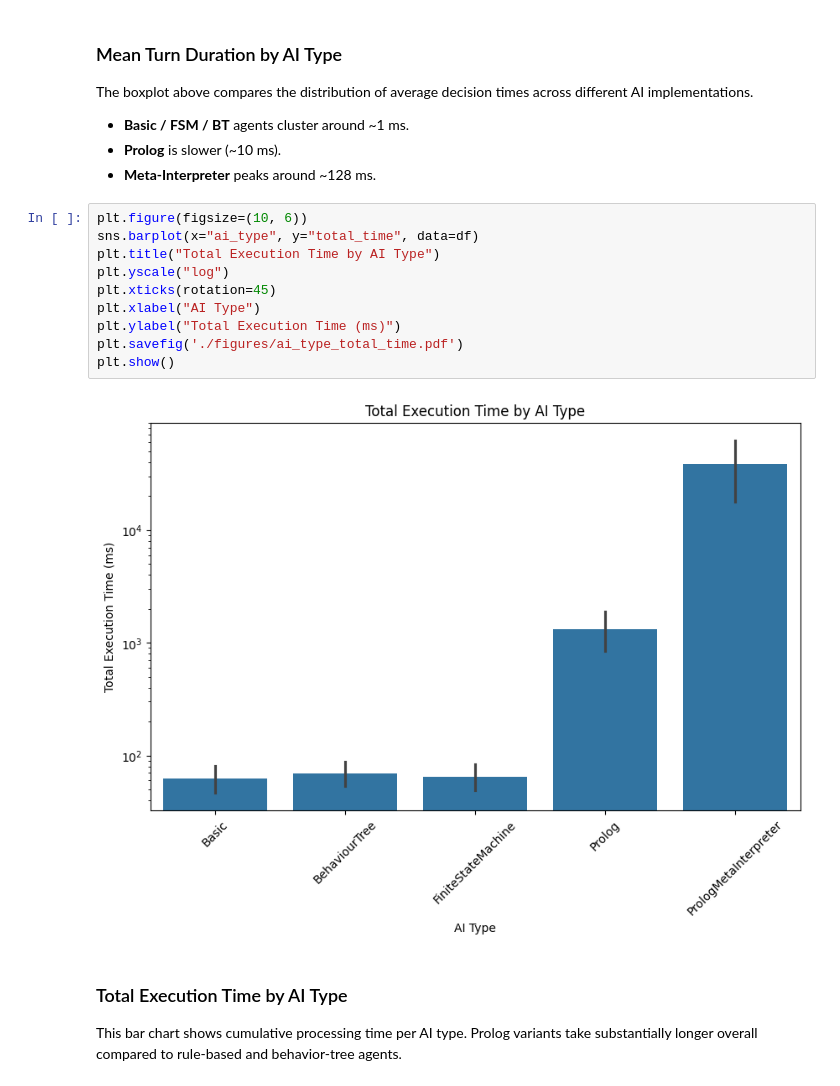
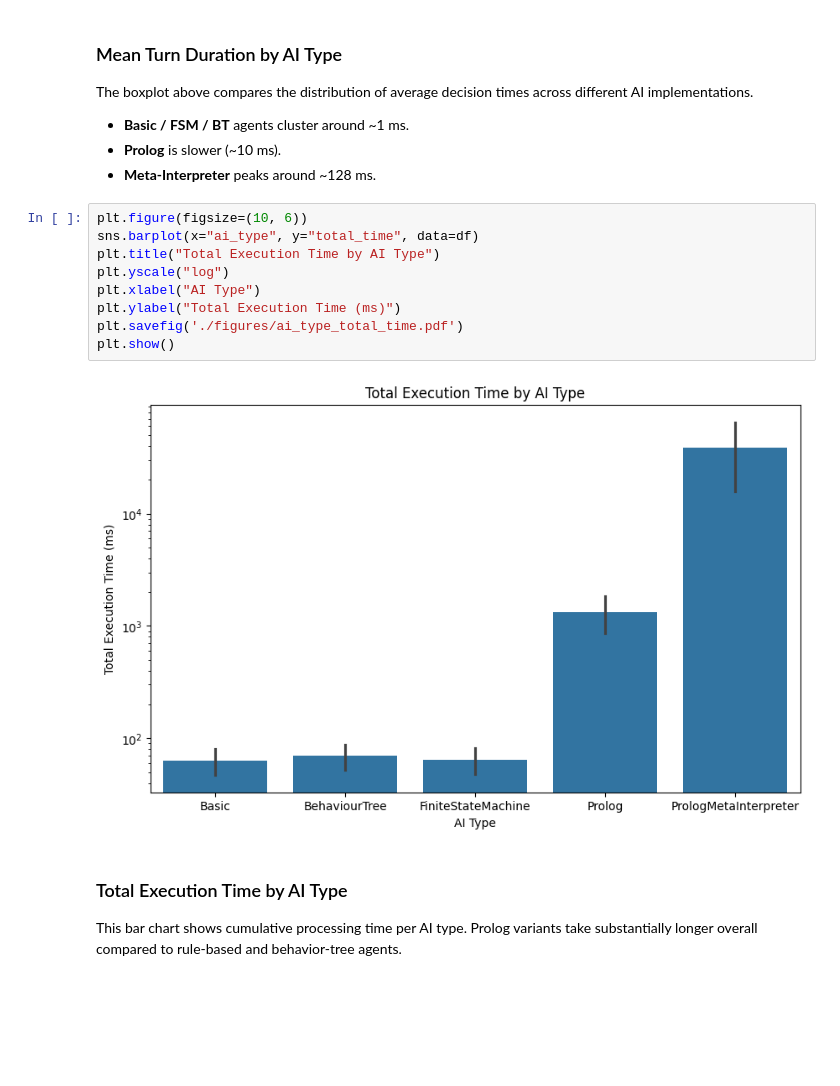
Before and after one commit to lapeyrade/WumpusWorld, a Jupyter notebook: data/data_analysis.ipynb, the cells around one changed output. Saved outputs shown, nothing was run; the diff lists cells and outputs as text; blank space fills up the shorter version.

```diff
--- a/data/data_analysis.ipynb
+++ b/data/data_analysis.ipynb
@@ -271,15 +270,14 @@ The boxplot above compares the distribution of average decision times across dif
 # %%
 plt.figure(figsize=(10, 6))
 sns.barplot(x="ai_type", y="total_time", data=df)
 plt.title("Total Execution Time by AI Type")
 plt.yscale("log")
-plt.xticks(rotation=45)
 plt.xlabel("AI Type")
 plt.ylabel("Total Execution Time (ms)")
 plt.savefig('./figures/ai_type_total_time.pdf')
 plt.show()
 # %% [output]
-[figure, old version]
+[figure, new version]
 # %% [markdown]
 ### Total Execution Time by AI Type
 This bar chart shows cumulative processing time per AI type. Prolog variants take substantially longer overall compared to rule‑based and behavior‑tree agents.
```
Also changed, not shown: parts of 3 cells of this notebook, 4 other files.
